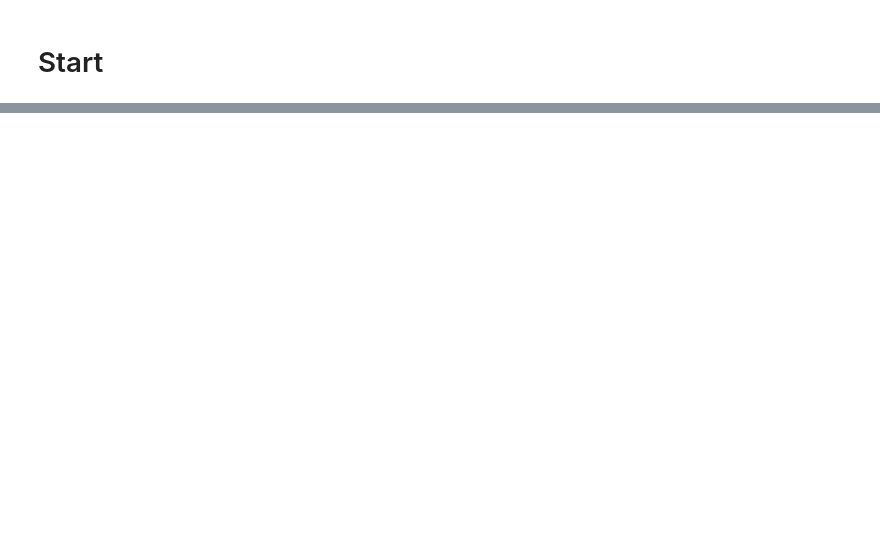
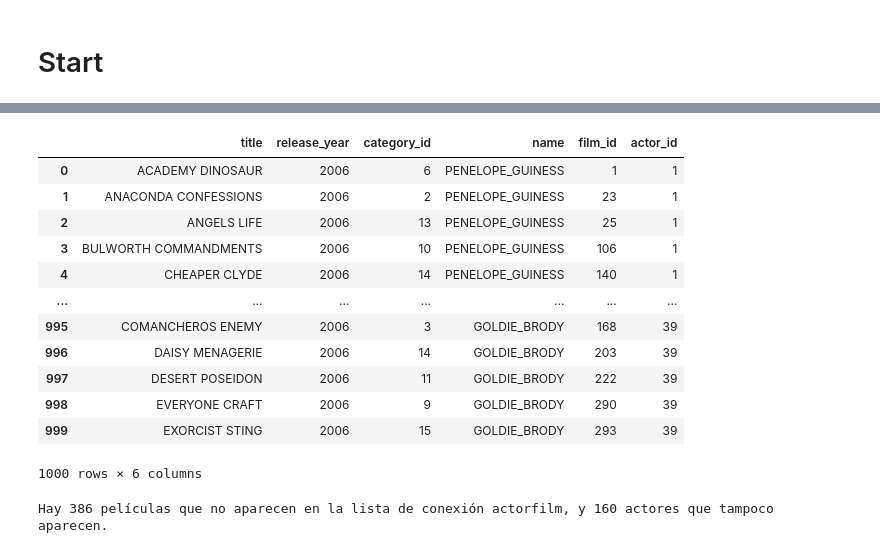
Before and after one commit to MartaRggc/Lets_blockbust, a Jupyter notebook: notebook/data_cleaning.ipynb, the cells around one changed output, grey strips where cells are left out. Saved outputs shown, nothing was run; the diff lists cells and outputs as text; code cells hidden in the pictures; blank space fills up the shorter version.

```diff
--- a/notebook/data_cleaning.ipynb
+++ b/notebook/data_cleaning.ipynb
@@ -31,0 +229,2 @@ NameError: name 'firstglance' is not defined
+# %%
+film.original_language_id = -1
@@ -31,0 +420,11 @@ NameError: name 'firstglance' is not defined
+# %%
+# Tiene 1000 filas, igual que el número de películas, por lo que estará agrupada en torno a esta categoría.
+# Unimos nombres y apellidos como hicimos antes:
+
+actorfilm['name'] = actorfilm.apply(lambda x:'%s_%s' % (x['first_name'],x['last_name']), axis = 1)
+
+# Nos deshacemos de las dos antiguas:
+
+actorfilm.drop(columns = ['first_name','last_name'], inplace = True)
+
+actorfilm.head()
@@ -31,0 +438,9 @@ NameError: name 'firstglance' is not defined
+# %%
+# Como esta será la tabla de conexión entre autores y películas, vamos a cambiar el nombre y el título
+# por el id correspondiente en cada caso que será más eficiente.
+# Creamos diccionarios para emparejar cada película con su film_id, y cada actor con su actor_id:
+
+film_dict = dict(zip(film.title.values, film.film_id.values))
+actor_dict = dict(zip(actor.name.values, actor.actor_id.values))
+
+film_dict
@@ -31,0 +485,33 @@ NameError: name 'firstglance' is not defined
+# %%
+# Usamos estos diccionarios para rellenar las columnas:
+
+actorfilm['film_id'] = [film_dict[i] for i in actorfilm.title]
+actorfilm['actor_id'] = [actor_dict[i] for i in actorfilm.name]
+
+actorfilm.head()
+
+# Contamos cuántos actores de la tabla 'actor' no están en la columna mixta, y lo mismo con las
+# películas de 'film':
+
+c1 = film.shape[0] - actorfilm.film_id.unique().shape[0]
+c2 = actor.shape[0] - actorfilm.actor_id.unique().shape[0]
+
+
+display(actorfilm)
+
+print('\nHay',c1,'películas que no aparecen en la lista de conexión actorfilm, y',c2,'actores que tampoco aparecen.')
+# %% [output]
+|  | title | release_year | category_id | name | film_id | actor_id |
+| 0 | ACADEMY DINOSAUR | 2006 | 6 | PENELOPE_GUINESS | 1 | 1 |
+| 1 | ANACONDA CONFESSIONS | 2006 | 2 | PENELOPE_GUINESS | 23 | 1 |
+| 2 | ANGELS LIFE | 2006 | 13 | PENELOPE_GUINESS | 25 | 1 |
+| 3 | BULWORTH COMMANDMENTS | 2006 | 10 | PENELOPE_GUINESS | 106 | 1 |
+| 4 | CHEAPER CLYDE | 2006 | 14 | PENELOPE_GUINESS | 140 | 1 |
+| ... | ... | ... | ... | ... | ... | ... |
+| 995 | COMANCHEROS ENEMY | 2006 | 3 | GOLDIE_BRODY | 168 | 39 |
+| 996 | DAISY MENAGERIE | 2006 | 14 | GOLDIE_BRODY | 203 | 39 |
+| 997 | DESERT POSEIDON | 2006 | 11 | GOLDIE_BRODY | 222 | 39 |
+| 998 | EVERYONE CRAFT | 2006 | 9 | GOLDIE_BRODY | 290 | 39 |
+| 999 | EXORCIST STING | 2006 | 15 | GOLDIE_BRODY | 293 | 39 |
+1000 rows × 6 columns
+Hay 386 películas que no aparecen en la lista de conexión actorfilm, y 160 actores que tampoco aparecen.
```
Also changed, not shown: parts of 72 cells of this notebook, 1 other file.
